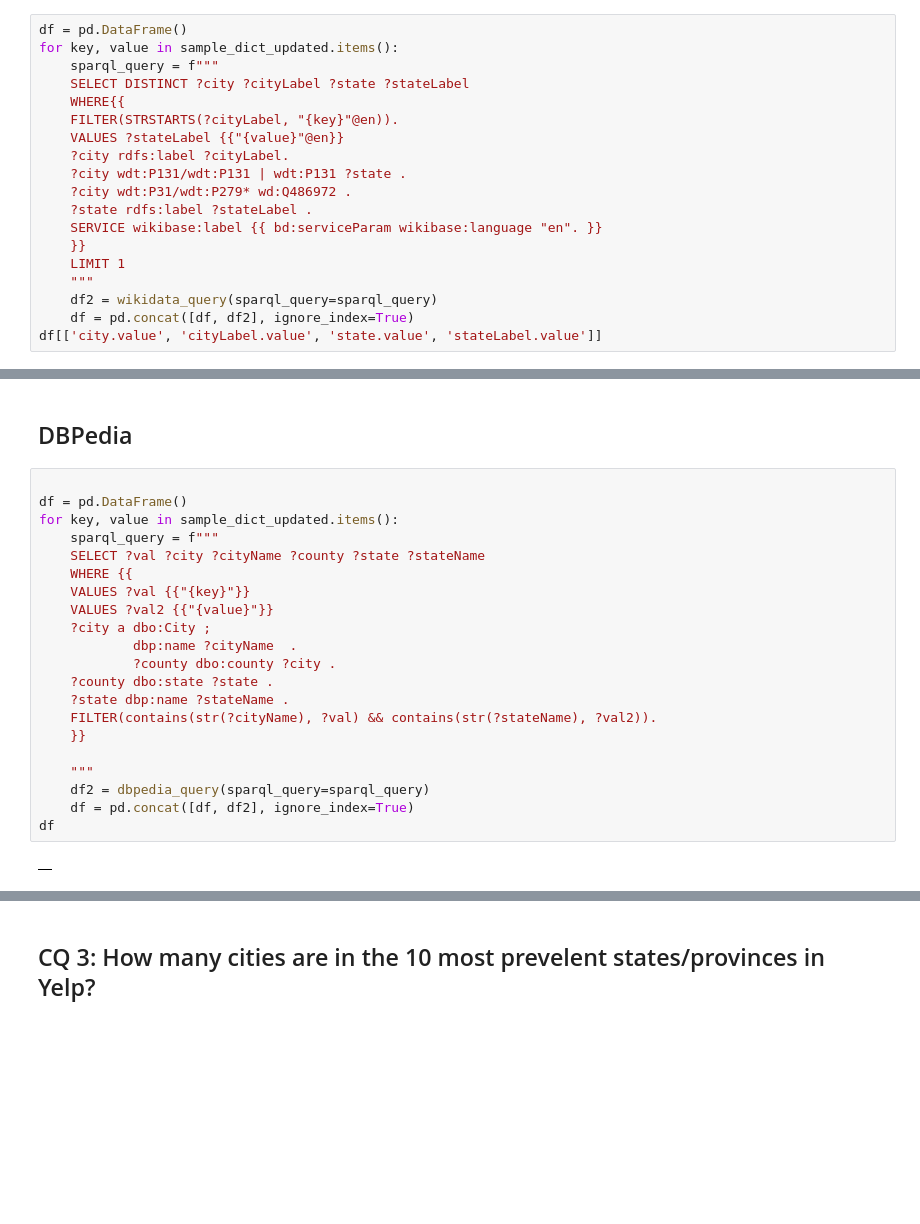
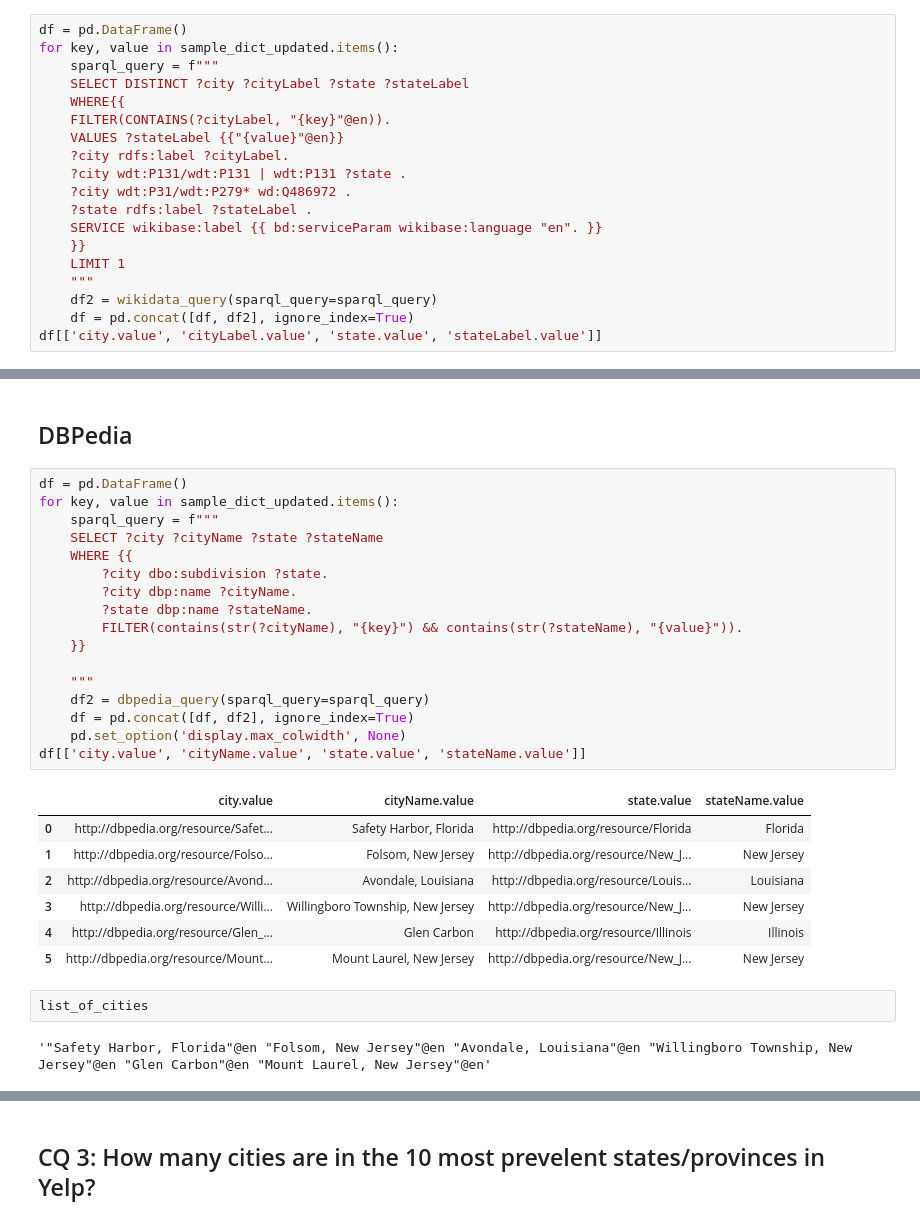
Before and after one commit to christiannielsen98/DVML-P7, a Jupyter notebook: Code/CompetencyQuestions/wikidata_competency_questions.ipynb, the cells around one changed output, grey strips where cells are left out. Cells and saved outputs as stored; diff of their text form; blank space fills up the shorter version.

```diff
--- a/Code/CompetencyQuestions/wikidata_competency_questions.ipynb
+++ b/Code/CompetencyQuestions/wikidata_competency_questions.ipynb
@@ -195,7 +195,7 @@ for key, value in sample_dict_updated.items():
     sparql_query = f"""
     SELECT DISTINCT ?city ?cityLabel ?state ?stateLabel
     WHERE{{
-    FILTER(STRSTARTS(?cityLabel, "{key}"@en)).
+    FILTER(CONTAINS(?cityLabel, "{key}"@en)).
     VALUES ?stateLabel {{"{value}"@en}}
     ?city rdfs:label ?cityLabel.
     ?city wdt:P131/wdt:P131 | wdt:P131 ?state .
@@ -256,25 +256,31 @@ wikidata_query(sparql_query=sparql_query)[['city.value','cityLabel.value', 'popu
 # %% [markdown]
 ## DBPedia
 # %%
-
 df = pd.DataFrame()
 for key, value in sample_dict_updated.items():
     sparql_query = f"""
-    SELECT ?val ?city ?cityName ?county ?state ?stateName
+    SELECT ?city ?cityName ?state ?stateName
     WHERE {{
-    VALUES ?val {{"{key}"}}
-    VALUES ?val2 {{"{value}"}}
-    ?city a dbo:City ;
-            dbp:name ?cityName  .
-            ?county dbo:county ?city .
-    ?county dbo:state ?state .
-    ?state dbp:name ?stateName .
-    FILTER(contains(str(?cityName), ?val) && contains(str(?stateName), ?val2)).
+        ?city dbo:subdivision ?state.
+        ?city dbp:name ?cityName.
+        ?state dbp:name ?stateName.
+        FILTER(contains(str(?cityName), "{key}") && contains(str(?stateName), "{value}")).
     }}
 
     """
     df2 = dbpedia_query(sparql_query=sparql_query)
     df = pd.concat([df, df2], ignore_index=True)
-df
+    pd.set_option('display.max_colwidth', None)
+df[['city.value', 'cityName.value', 'state.value', 'stateName.value']]
 # %% [output]
-|  |
+|  | city.value | cityName.value | state.value | stateName.value |
+| 0 | http://dbpedia.org/resource/Safet... | Safety Harbor, Florida | http://dbpedia.org/resource/Florida | Florida |
+| 1 | http://dbpedia.org/resource/Folso... | Folsom, New Jersey | http://dbpedia.org/resource/New_J... | New Jersey |
+| 2 | http://dbpedia.org/resource/Avond... | Avondale, Louisiana | http://dbpedia.org/resource/Louis... | Louisiana |
+| 3 | http://dbpedia.org/resource/Willi... | Willingboro Township, New Jersey | http://dbpedia.org/resource/New_J... | New Jersey |
+| 4 | http://dbpedia.org/resource/Glen_... | Glen Carbon | http://dbpedia.org/resource/Illinois | Illinois |
+| 5 | http://dbpedia.org/resource/Mount... | Mount Laurel, New Jersey | http://dbpedia.org/resource/New_J... | New Jersey |
+# %%
+list_of_cities
+# %% [output]
+'"Safety Harbor, Florida"@en "Folsom, New Jersey"@en "Avondale, Louisiana"@en "Willingboro Township, New Jersey"@en "Glen Carbon"@en "Mount Laurel, New Jersey"@en'
```
Also changed, not shown: parts of 8 cells of this notebook, 1 other file.
